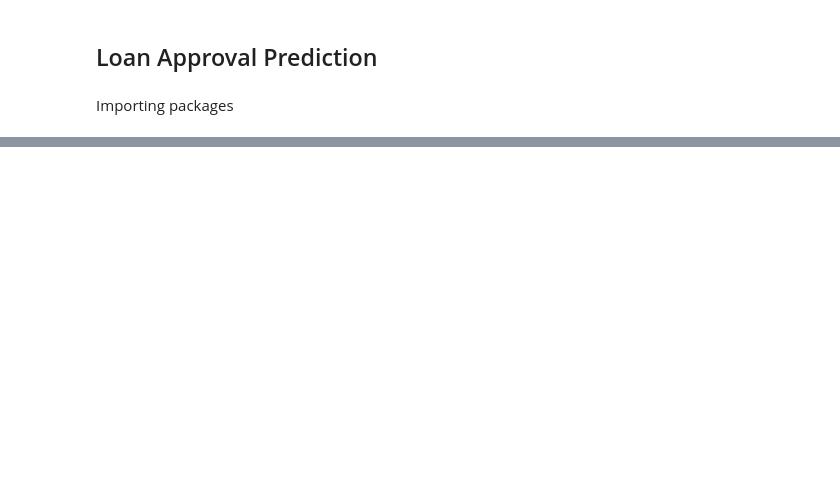
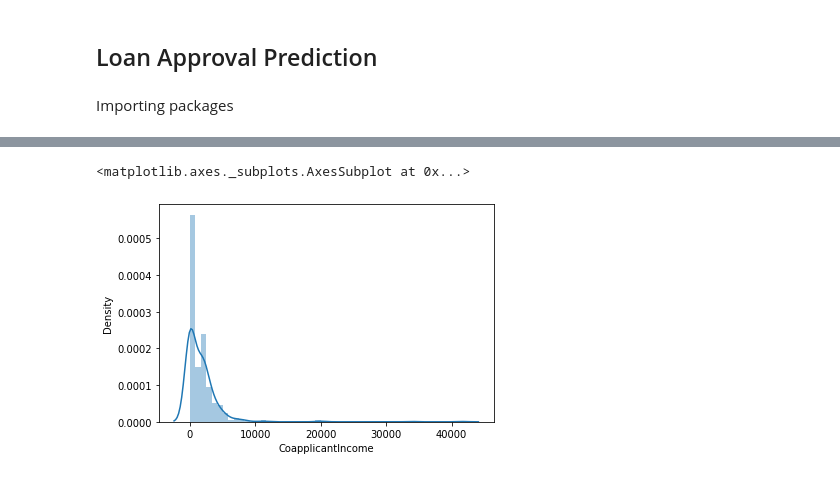
Before and after one commit to jagath215/MathProject, a Jupyter notebook: LoanPrediction.ipynb, the cells around one changed output, grey strips where cells are left out. Drawn from its saved outputs; the diff is of its cells as text; code cells hidden in the pictures; blank space fills up the shorter version.

```diff
--- a/LoanPrediction.ipynb
+++ b/LoanPrediction.ipynb
@@ -24,0 +143,5 @@ data.head()
+# %%
+sns.distplot(data["CoapplicantIncome"])
+# %% [output]
+<matplotlib.axes._subplots.AxesSubplot at 0x...>
+[figure, added]
```
Also changed, not shown: parts of 14 cells of this notebook.
